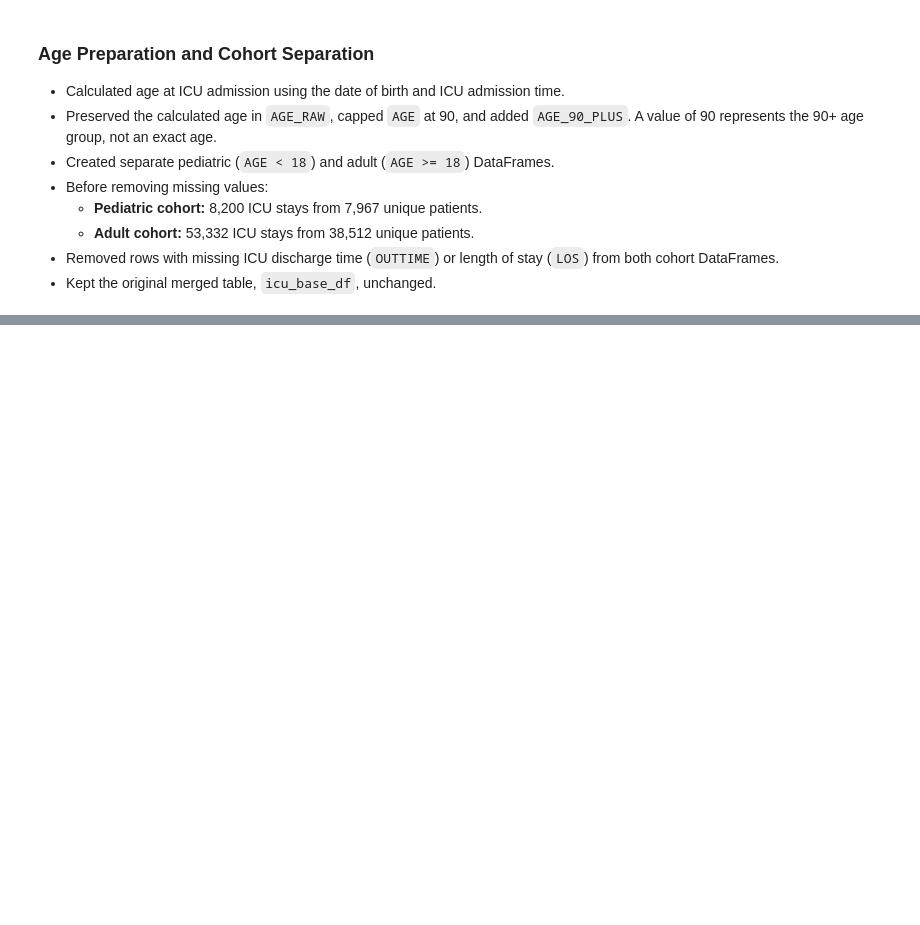
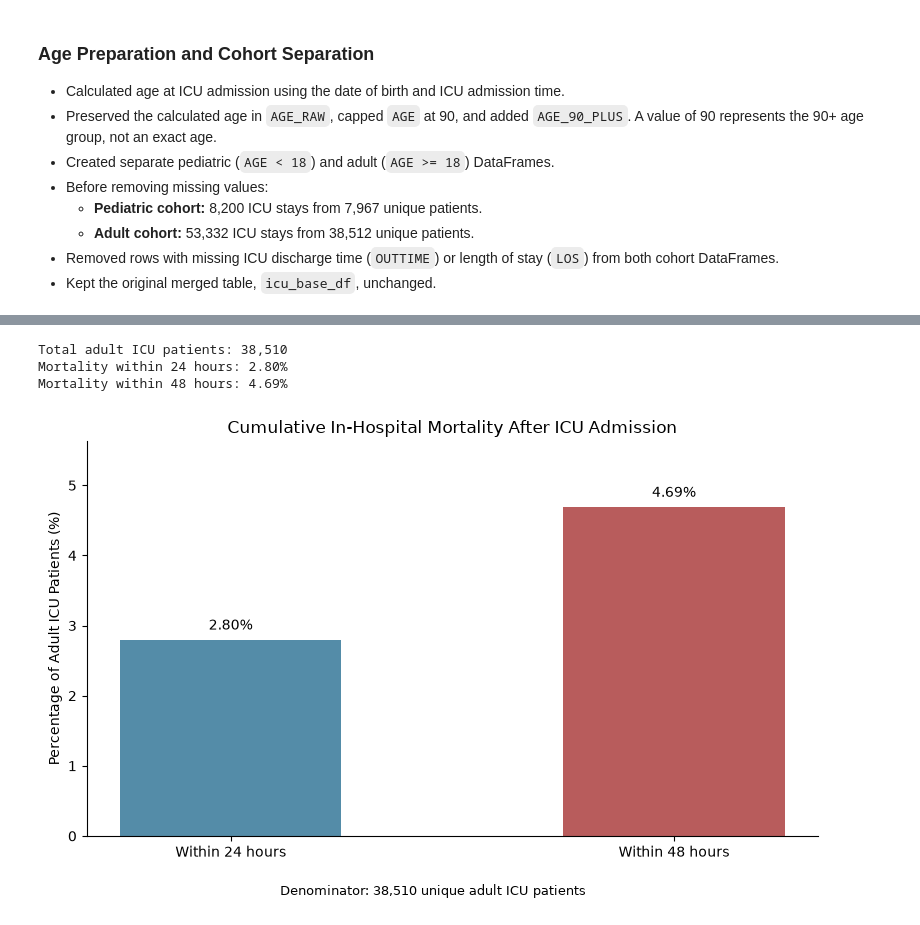
Before and after one commit to sengulozaydin/icu-risk-prediction, a Jupyter notebook: notebooks/01_data_overview.ipynb, the cells around one changed output, grey strips where cells are left out. Drawn from its saved outputs; the diff is of its cells as text; code cells hidden in the pictures; blank space fills up the shorter version.

```diff
--- a/notebooks/01_data_overview.ipynb
+++ b/notebooks/01_data_overview.ipynb
@@ -233,0 +584,48 @@ adult_icu_df=adult_icu_df.dropna(subset=["OUTTIME","LOS"])
+# %%
+# Count unique patients in the adult ICU cohort
+total_patients = adult_icu_df["SUBJECT_ID"].nunique()
+
+# Calculate cumulative mortality percentages
+mortality_24h = deaths_24h / total_patients * 100
+mortality_48h = deaths_48h / total_patients * 100
+
+print(f"Total adult ICU patients: {total_patients:,}")
+print(f"Mortality within 24 hours: {mortality_24h:.2f}%")
+print(f"Mortality within 48 hours: {mortality_48h:.2f}%")
+
+# Both percentages use the same denominator
+# The 48-hour percentage includes deaths within 24 hours
+fig, ax = plt.subplots(figsize=(8, 5))
+
+bars = ax.bar(
+    ["Within 24 hours", "Within 48 hours"],
+    [mortality_24h, mortality_48h],
+    color=["#548CA8", "#B85C5C"],
+    width=0.5
+)
+
+ax.bar_label(
+    bars,
+    labels=[f"{mortality_24h:.2f}%", f"{mortality_48h:.2f}%"],
+    padding=5
+)
+
+ax.set_title("Cumulative In-Hospital Mortality After ICU Admission")
+ax.set_ylabel("Percentage of Adult ICU Patients (%)")
+ax.set_ylim(0, max(mortality_24h, mortality_48h, 1) * 1.2)
+ax.spines[["top", "right"]].set_visible(False)
+
+fig.text(
+    0.5, 0.02,
+    f"Denominator: {total_patients:,} unique adult ICU patients",
+    ha="center",
+    fontsize=9
+)
+
+plt.tight_layout(rect=[0, 0.06, 1, 1])
+plt.show()
+# %% [output]
+Total adult ICU patients: 38,510
+Mortality within 24 hours: 2.80%
+Mortality within 48 hours: 4.69%
+[figure, added]
```
Also changed, not shown: parts of 34 cells of this notebook, 1 other file.
